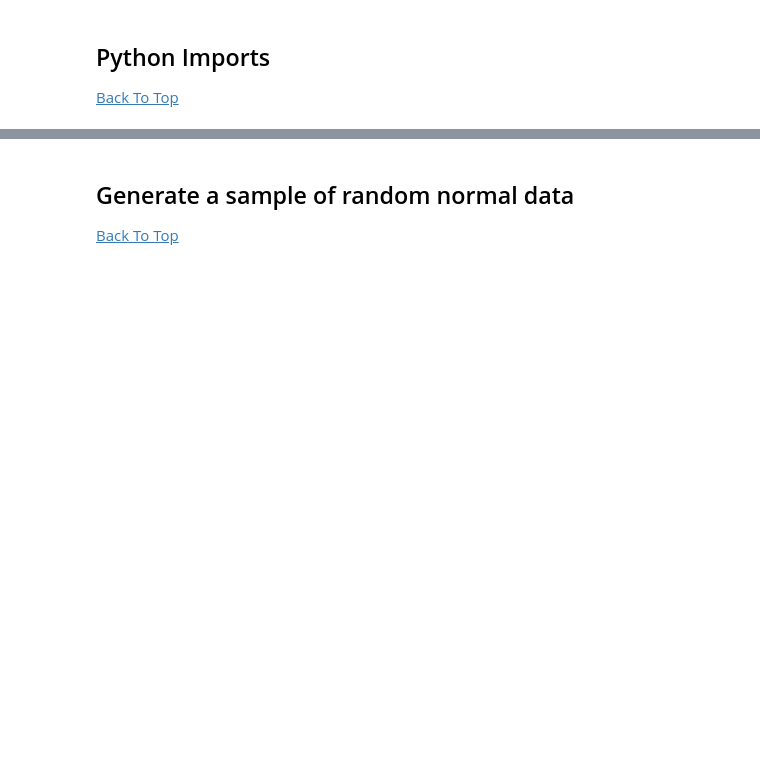
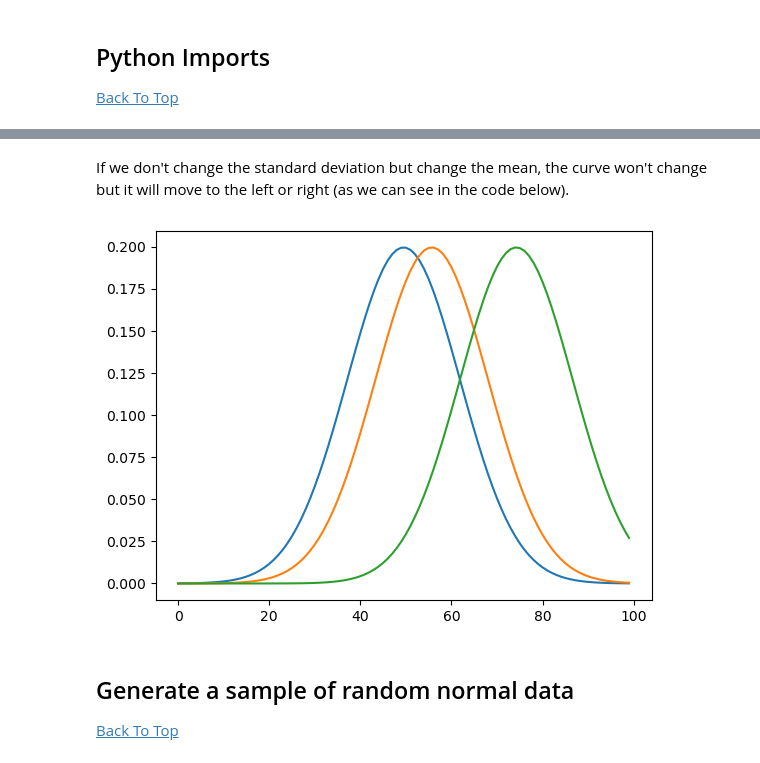
Before and after one commit to elainetynan/funddata-assessment, a Jupyter notebook: normalDistribution/NormalDistribution.ipynb, the cells around one changed output, grey strips where cells are left out. Drawn from its saved outputs; the diff is of its cells as text; code cells hidden in the pictures; blank space fills up the shorter version.

```diff
--- a/normalDistribution/NormalDistribution.ipynb
+++ b/normalDistribution/NormalDistribution.ipynb
@@ -92,3 +122,12 @@ import math
+# %% [markdown]
+If we don't change the standard deviation but change the mean, the curve won't change but it will move to the left or right (as we can see in the code below).
+# %%
+for mu, sig in [(0, 2), (1, 2), (4, 2)]: #(mean, stddev)
+    plt.plot(gaussian(np.linspace(-8, 8, 100), mu, sig))
+
+plt.show()
+# %% [output]
+[figure, added]
 # %% [markdown]
 <a id="generatesample"></a>
 
```
Also changed, not shown: parts of 49 cells of this notebook, 1 other file.
